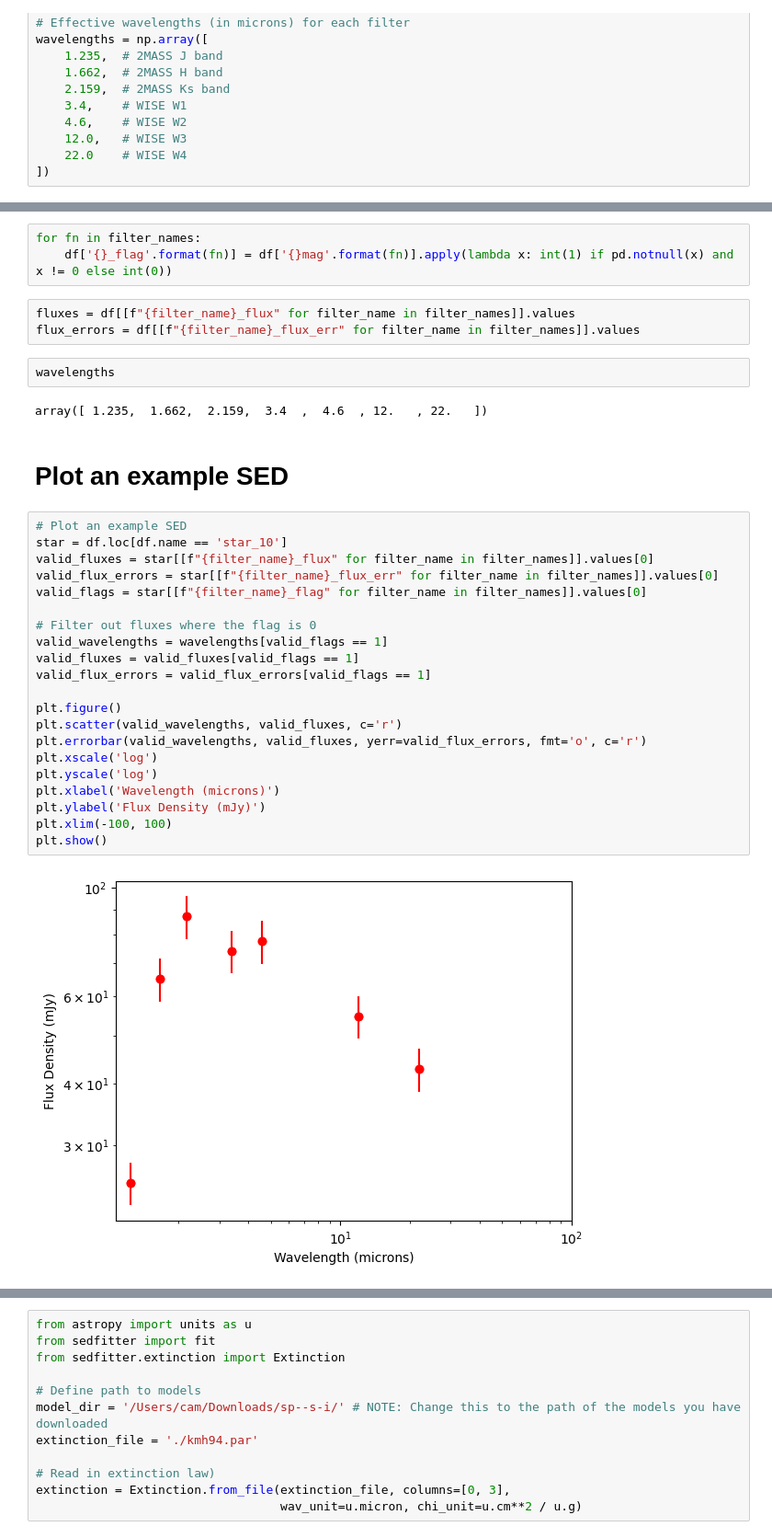
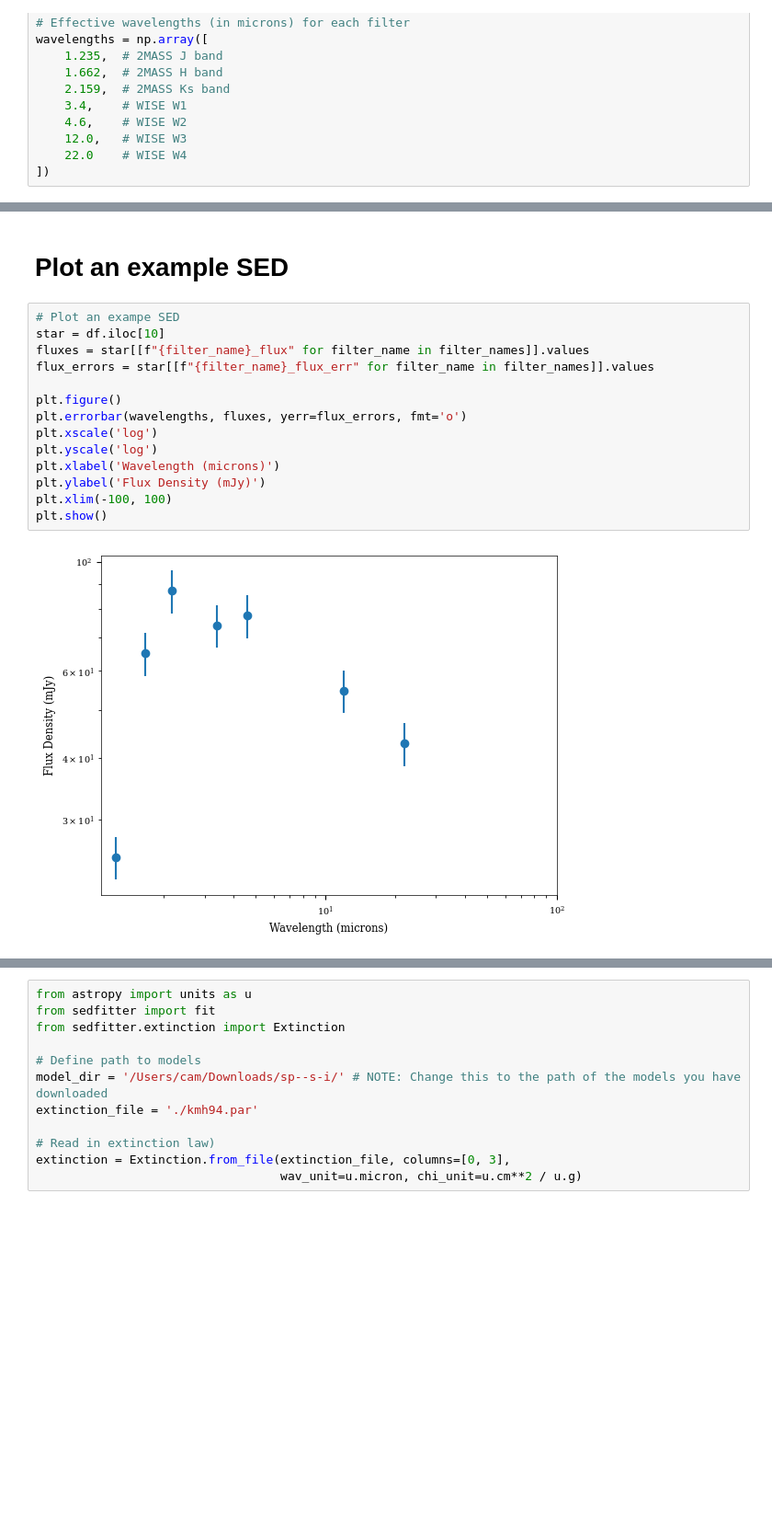
Before and after one commit to CSwigg/exercise_ysos, a Jupyter notebook: sed_fitting.ipynb, the cells around one changed output, grey strips where cells are left out. Shown: that part at 92% size. Saved outputs shown, nothing was run; the diff lists cells and outputs as text; blank space fills up the shorter version.

```diff
--- a/sed_fitting.ipynb
+++ b/sed_fitting.ipynb
@@ -140,35 +108,18 @@ for filter_name, filter_mag, zero_point in zip(filter_names, filters_mags, zero_
-# %%
-for fn in filter_names:
-    df['{}_flag'.format(fn)] = df['{}mag'.format(fn)].apply(lambda x: int(1) if pd.notnull(x) and x != 0 else int(0))
-# %%
-fluxes = df[[f"{filter_name}_flux" for filter_name in filter_names]].values
-flux_errors = df[[f"{filter_name}_flux_err" for filter_name in filter_names]].values
-# %%
-wavelengths
-# %% [output]
-array([ 1.235,  1.662,  2.159,  3.4  ,  4.6  , 12.   , 22.   ])
 # %% [markdown]
 # Plot an example SED
 # %%
-# Plot an example SED
-star = df.loc[df.name == 'star_10']
-valid_fluxes = star[[f"{filter_name}_flux" for filter_name in filter_names]].values[0]
-valid_flux_errors = star[[f"{filter_name}_flux_err" for filter_name in filter_names]].values[0]
-valid_flags = star[[f"{filter_name}_flag" for filter_name in filter_names]].values[0]
-
-# Filter out fluxes where the flag is 0
-valid_wavelengths = wavelengths[valid_flags == 1]
-valid_fluxes = valid_fluxes[valid_flags == 1]
-valid_flux_errors = valid_flux_errors[valid_flags == 1]
+# Plot an exampe SED
+star = df.iloc[10]
+fluxes = star[[f"{filter_name}_flux" for filter_name in filter_names]].values
+flux_errors = star[[f"{filter_name}_flux_err" for filter_name in filter_names]].values
 
 plt.figure()
-plt.scatter(valid_wavelengths, valid_fluxes, c='r')
-plt.errorbar(valid_wavelengths, valid_fluxes, yerr=valid_flux_errors, fmt='o', c='r')
+plt.errorbar(wavelengths, fluxes, yerr=flux_errors, fmt='o')
 plt.xscale('log')
 plt.yscale('log')
 plt.xlabel('Wavelength (microns)')
 plt.ylabel('Flux Density (mJy)')
 plt.xlim(-100, 100)
 plt.show()
 # %% [output]
-[figure, old version]
+[figure, new version]
```
Also changed, not shown: parts of 14 cells of this notebook, 7 other files.
